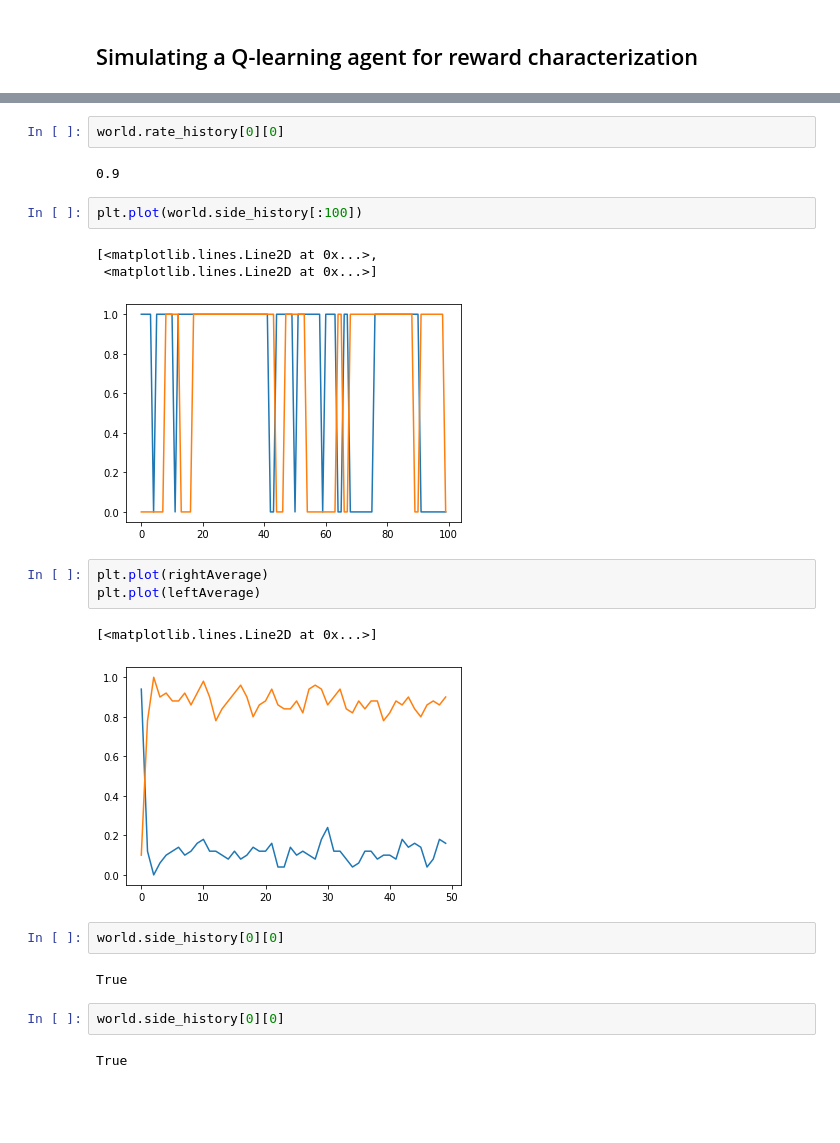
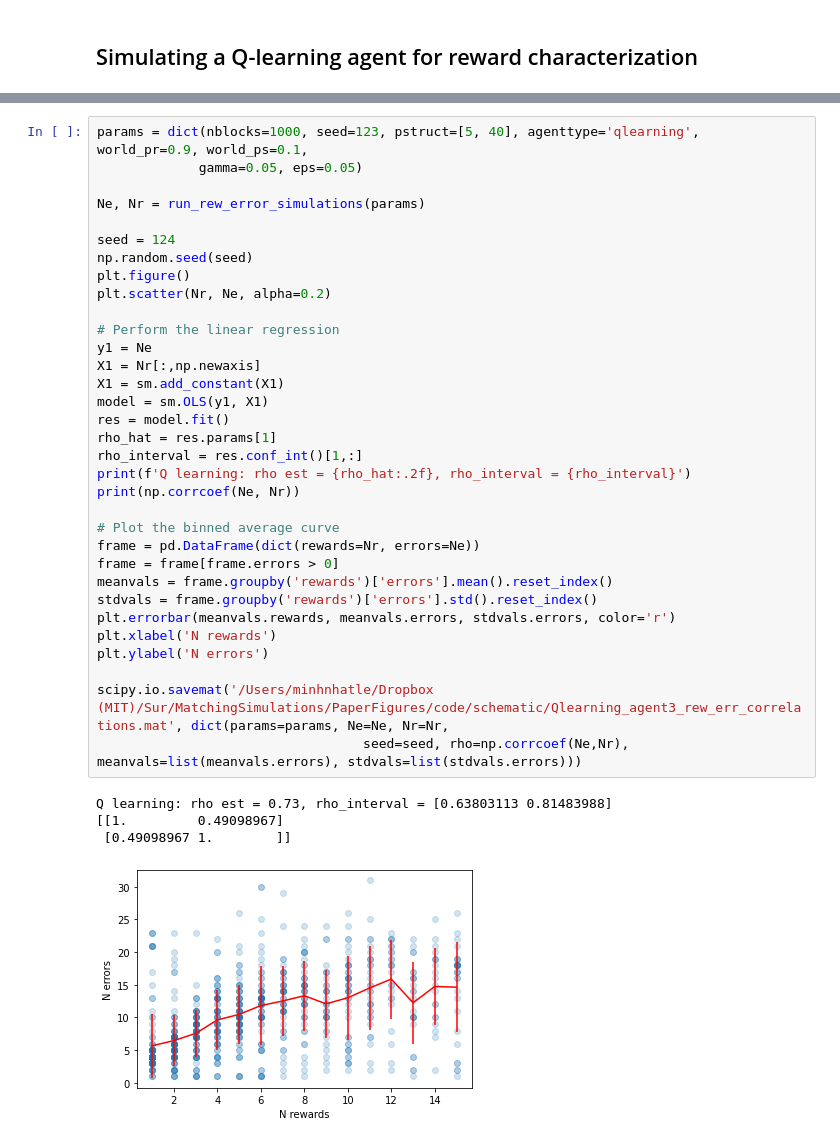
Before and after one commit to nhat-le/switching-simulations, a Jupyter notebook: switching_world_characterization_rho.ipynb, the cells around one changed output, grey strips where cells are left out. Drawn from its saved outputs; the diff is of its cells as text; blank space fills up the shorter version.

Commit message:
updated figures and rho characterization

```diff
--- a/switching_world_characterization_rho.ipynb
+++ b/switching_world_characterization_rho.ipynb
@@ -1145,24 +29,38 @@ rightAverage = np.nanmean(choicelst[::2, :], axis=0)
-# %%
-world.rate_history[0][0]
-# %% [output]
-0.9
-# %%
-plt.plot(world.side_history[:100])
-# %% [output]
-[<matplotlib.lines.Line2D at 0x...>,
- <matplotlib.lines.Line2D at 0x...>]
-[figure, removed]
-# %%
-plt.plot(rightAverage)
-plt.plot(leftAverage)
-# %% [output]
-[<matplotlib.lines.Line2D at 0x...>]
-[figure, removed]
-# %%
-world.side_history[0][0]
-# %% [output]
-True
-# %%
-world.side_history[0][0]
-# %% [output]
-True
+# %%
+params = dict(nblocks=1000, seed=123, pstruct=[5, 40], agenttype='qlearning', world_pr=0.9, world_ps=0.1,
+             gamma=0.05, eps=0.05)
+
+Ne, Nr = run_rew_error_simulations(params)
+
+seed = 124
+np.random.seed(seed)
+plt.figure()
+plt.scatter(Nr, Ne, alpha=0.2)
+
+# Perform the linear regression
+y1 = Ne
+X1 = Nr[:,np.newaxis]
+X1 = sm.add_constant(X1)
+model = sm.OLS(y1, X1)
+res = model.fit()
+rho_hat = res.params[1]
+rho_interval = res.conf_int()[1,:]
+print(f'Q learning: rho est = {rho_hat:.2f}, rho_interval = {rho_interval}')
+print(np.corrcoef(Ne, Nr))
+
+# Plot the binned average curve
+frame = pd.DataFrame(dict(rewards=Nr, errors=Ne))
+frame = frame[frame.errors > 0]
+meanvals = frame.groupby('rewards')['errors'].mean().reset_index()
+stdvals = frame.groupby('rewards')['errors'].std().reset_index()
+plt.errorbar(meanvals.rewards, meanvals.errors, stdvals.errors, color='r')
+plt.xlabel('N rewards')
+plt.ylabel('N errors')
+
+scipy.io.savemat('/Users/minhnhatle/Dropbox (MIT)/Sur/MatchingSimulations/PaperFigures/code/schematic/Qlearning_agent3_rew_err_correlations.mat', dict(params=params, Ne=Ne, Nr=Nr,
+                                  seed=seed, rho=np.corrcoef(Ne,Nr), meanvals=list(meanvals.errors), stdvals=list(stdvals.errors)))
+# %% [output]
+Q learning: rho est = 0.73, rho_interval = [0.63803113 0.81483988]
+[[1.         0.49098967]
+ [0.49098967 1.        ]]
+[figure, added]
```
Also changed, not shown: parts of 92 cells of this notebook, 5 other files.
